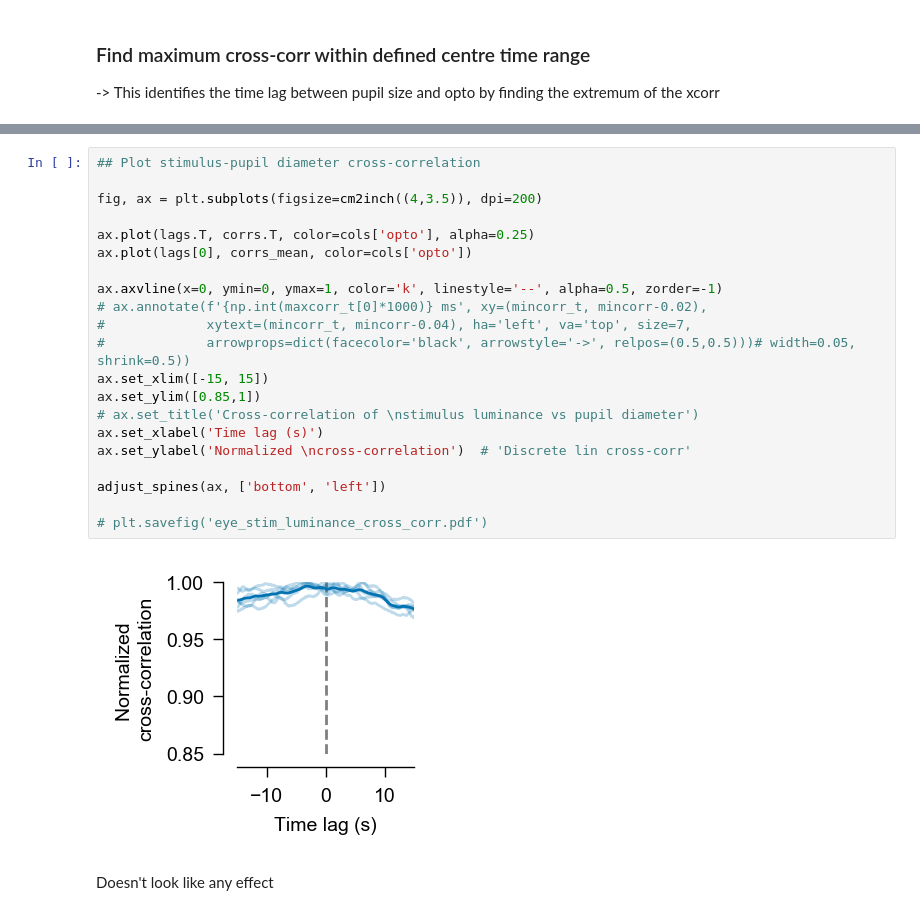
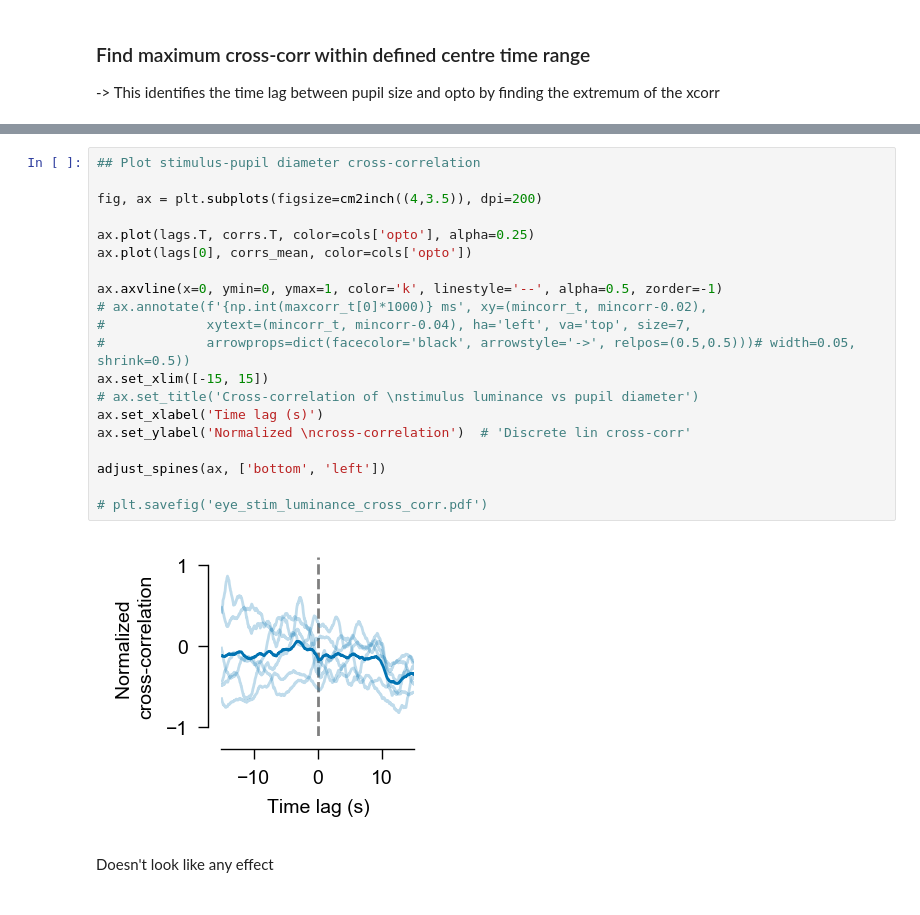
Before and after one commit to yannikbauer/hollymov_code, a Jupyter notebook: hmov_code/fig_01/plot_predictor_corrs.ipynb, the cells around one changed output, grey strips where cells are left out. Drawn from its saved outputs; the diff is of its cells as text.

```diff
--- a/hmov_code/fig_01/plot_predictor_corrs.ipynb
+++ b/hmov_code/fig_01/plot_predictor_corrs.ipynb
@@ -701,26 +706,25 @@ array([45.6])
 # %%
 ## Plot stimulus-pupil diameter cross-correlation
 
 fig, ax = plt.subplots(figsize=cm2inch((4,3.5)), dpi=200)
 
 ax.plot(lags.T, corrs.T, color=cols['opto'], alpha=0.25)
 ax.plot(lags[0], corrs_mean, color=cols['opto'])
 
 ax.axvline(x=0, ymin=0, ymax=1, color='k', linestyle='--', alpha=0.5, zorder=-1)
 # ax.annotate(f'{np.int(maxcorr_t[0]*1000)} ms', xy=(mincorr_t, mincorr-0.02),
 #             xytext=(mincorr_t, mincorr-0.04), ha='left', va='top', size=7,
 #             arrowprops=dict(facecolor='black', arrowstyle='->', relpos=(0.5,0.5)))# width=0.05, shrink=0.5))
 ax.set_xlim([-15, 15])
-ax.set_ylim([0.85,1])
 # ax.set_title('Cross-correlation of \nstimulus luminance vs pupil diameter')
 ax.set_xlabel('Time lag (s)')
 ax.set_ylabel('Normalized \ncross-correlation')  # 'Discrete lin cross-corr'
 
 adjust_spines(ax, ['bottom', 'left'])
 
 # plt.savefig('eye_stim_luminance_cross_corr.pdf')
 # %% [output]
-[figure, old version]
+[figure, new version]
 # %% [markdown]
 Doesn't look like any effect
 # %% [markdown]
```
Also changed, not shown: parts of 20 cells of this notebook, 3 other files.
